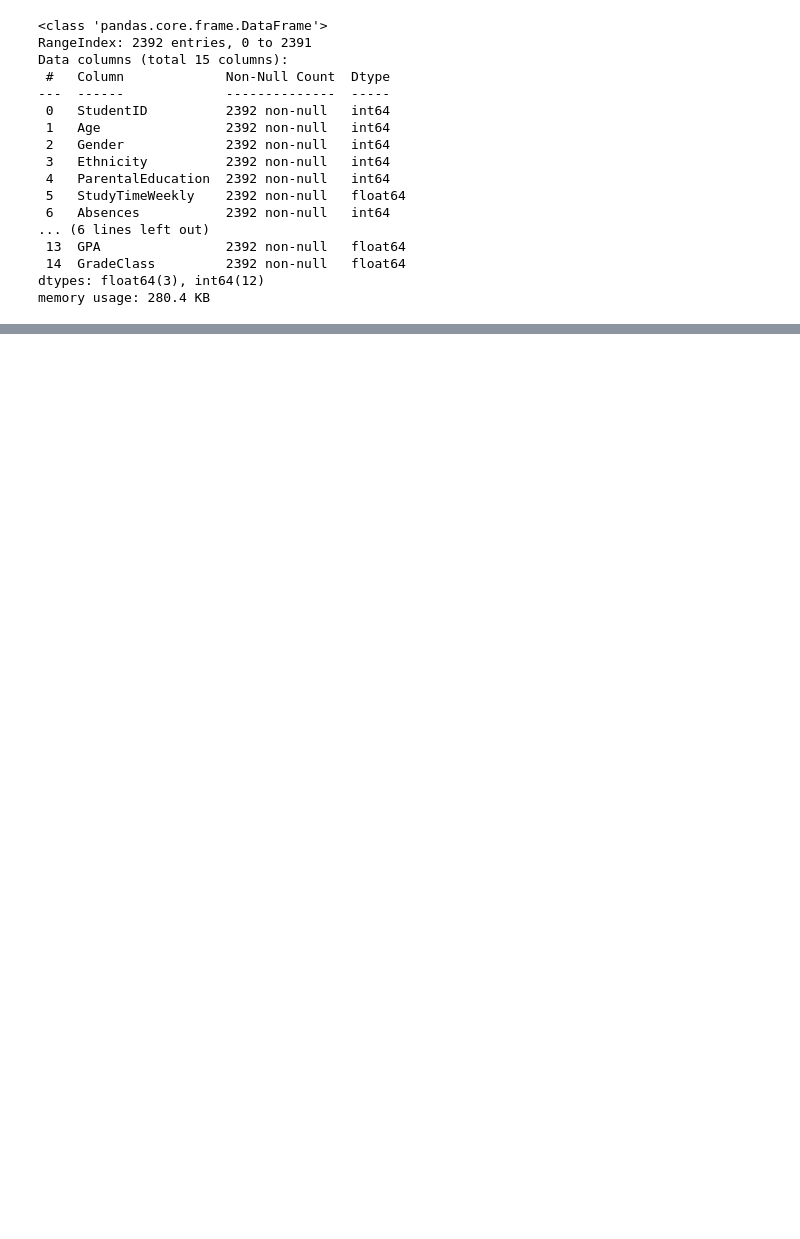
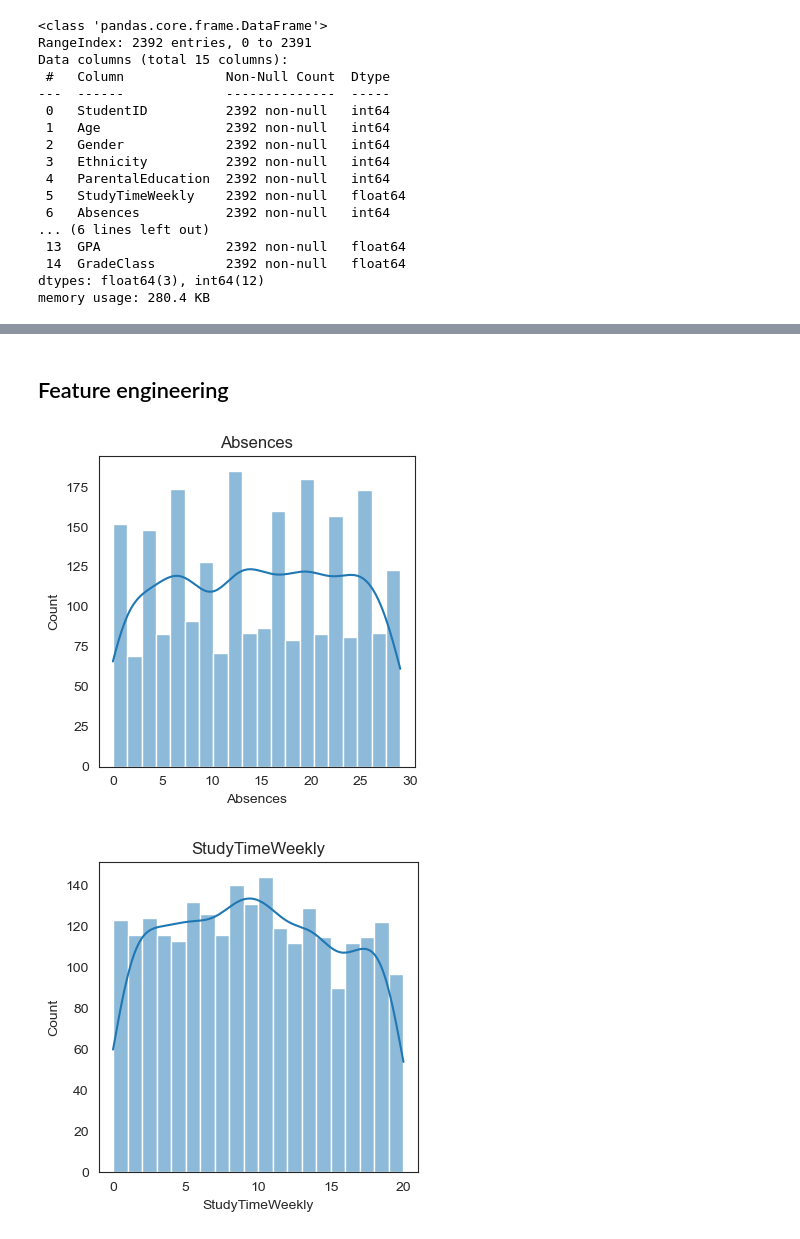
Before and after one commit to Ronin326/MLG-382-Project, a Jupyter notebook: assignment1.ipynb, the cells around one changed output, grey strips where cells are left out. Saved outputs shown, nothing was run; the diff lists cells and outputs as text; code cells hidden in the pictures; blank space fills up the shorter version.

```diff
--- a/assignment1.ipynb
+++ b/assignment1.ipynb
@@ -61,0 +36,17 @@ df.describe().T
+# %% [markdown]
+## Feature engineering
+# %%
+plt.figure(figsize=(4, 4))
+sns.histplot(df['Absences'], kde=True, bins=20)
+plt.title('Absences')
+plt.tight_layout()
+plt.show()
+
+plt.figure(figsize=(4, 4))
+sns.histplot(df['StudyTimeWeekly'], kde=True, bins=20)
+plt.title('StudyTimeWeekly')
+plt.tight_layout()
+plt.show()
+# %% [output]
+[figure, added]
+[figure, added]
```
Also changed, not shown: parts of 46 cells of this notebook.
